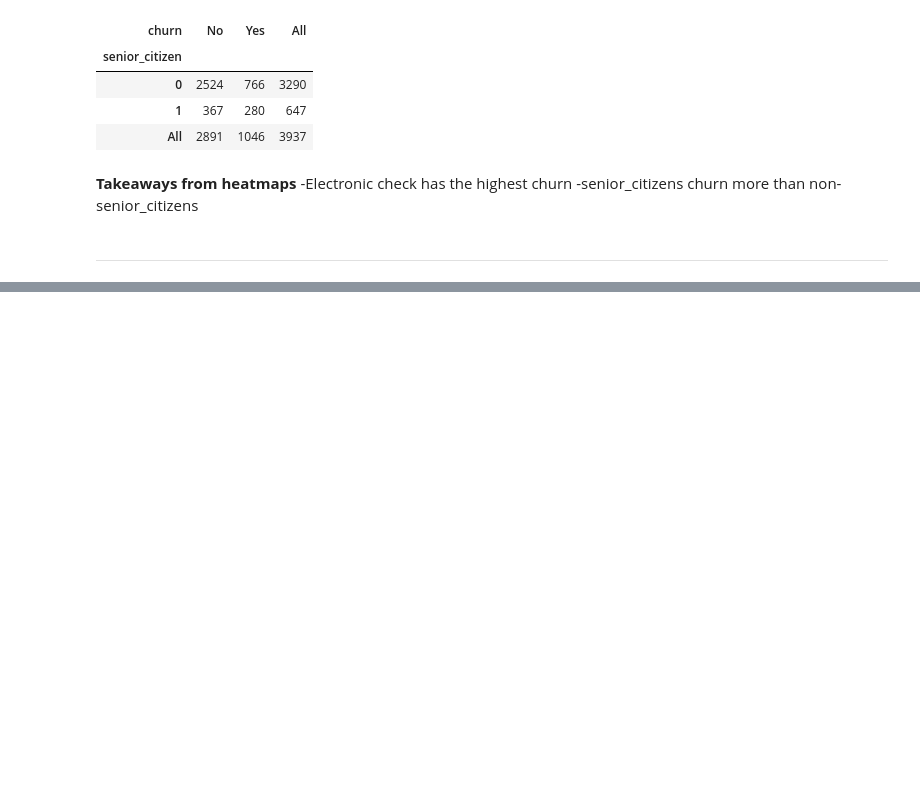
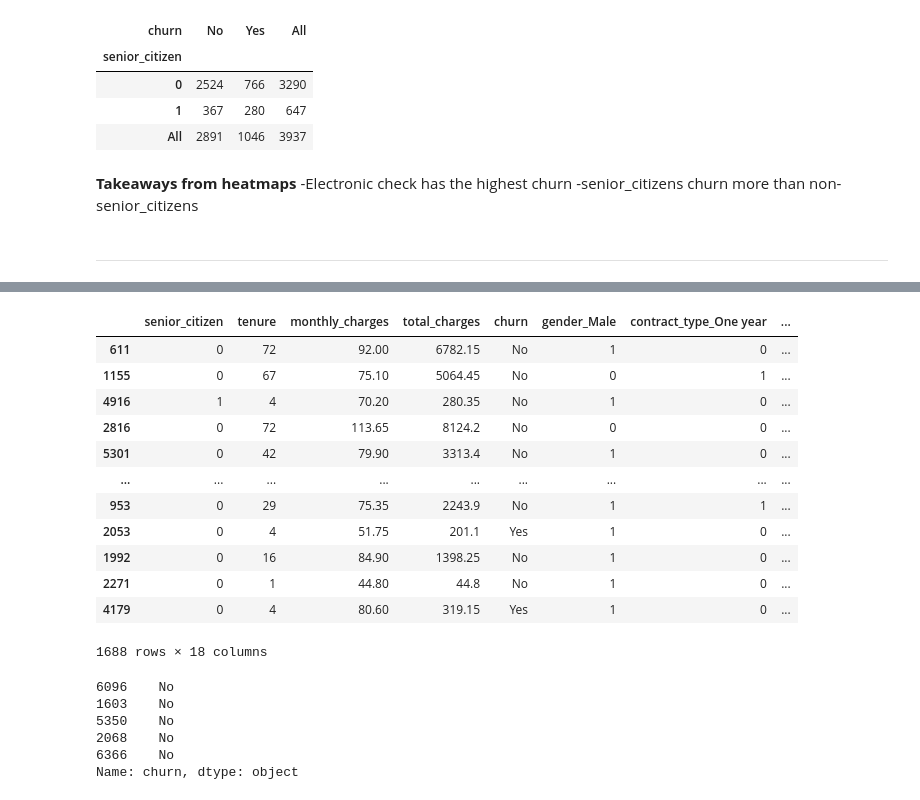
Before and after one commit to SLawsonWoods/Telco_Churn_Project, a Jupyter notebook: telco_final_report.ipynb, the cells around one changed output, grey strips where cells are left out. Drawn from its saved outputs; the diff is of its cells as text; code cells hidden in the pictures; blank space fills up the shorter version.

```diff
--- a/Telco_churn_presentation.ipynb
+++ b/telco_final_report.ipynb
@@ -368,0 +467,16 @@ train_encoded.head()
+# %%
+validate_encoded
+# %% [output]
+|  | senior_citizen | tenure | monthly_charges | total_charges | churn | gender_Male | contract_type_One year | ... |
+| 611 | 0 | 72 | 92.00 | 6782.15 | No | 1 | 0 | ... |
+| 1155 | 0 | 67 | 75.10 | 5064.45 | No | 0 | 1 | ... |
+| 4916 | 1 | 4 | 70.20 | 280.35 | No | 1 | 0 | ... |
+| 2816 | 0 | 72 | 113.65 | 8124.2 | No | 0 | 0 | ... |
+| 5301 | 0 | 42 | 79.90 | 3313.4 | No | 1 | 0 | ... |
+| ... | ... | ... | ... | ... | ... | ... | ... | ... |
+| 953 | 0 | 29 | 75.35 | 2243.9 | No | 1 | 1 | ... |
+| 2053 | 0 | 4 | 51.75 | 201.1 | Yes | 1 | 0 | ... |
+| 1992 | 0 | 16 | 84.90 | 1398.25 | No | 1 | 0 | ... |
+| 2271 | 0 | 1 | 44.80 | 44.8 | No | 1 | 0 | ... |
+| 4179 | 0 | 4 | 80.60 | 319.15 | Yes | 1 | 0 | ... |
+1688 rows × 18 columns
@@ -368,0 +485,9 @@ train_encoded.head()
+# %%
+y_train.head()
+# %% [output]
+6096    No
+1603    No
+5350    No
+2068    No
+6366    No
+Name: churn, dtype: object
```
Also changed, not shown: parts of 68 cells of this notebook, 4 other files.
